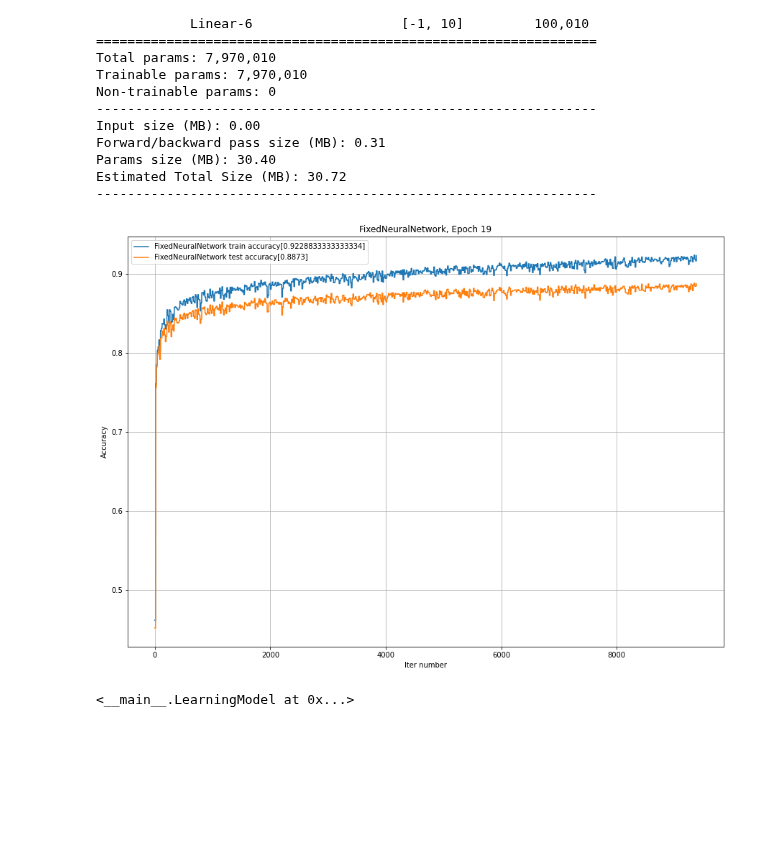
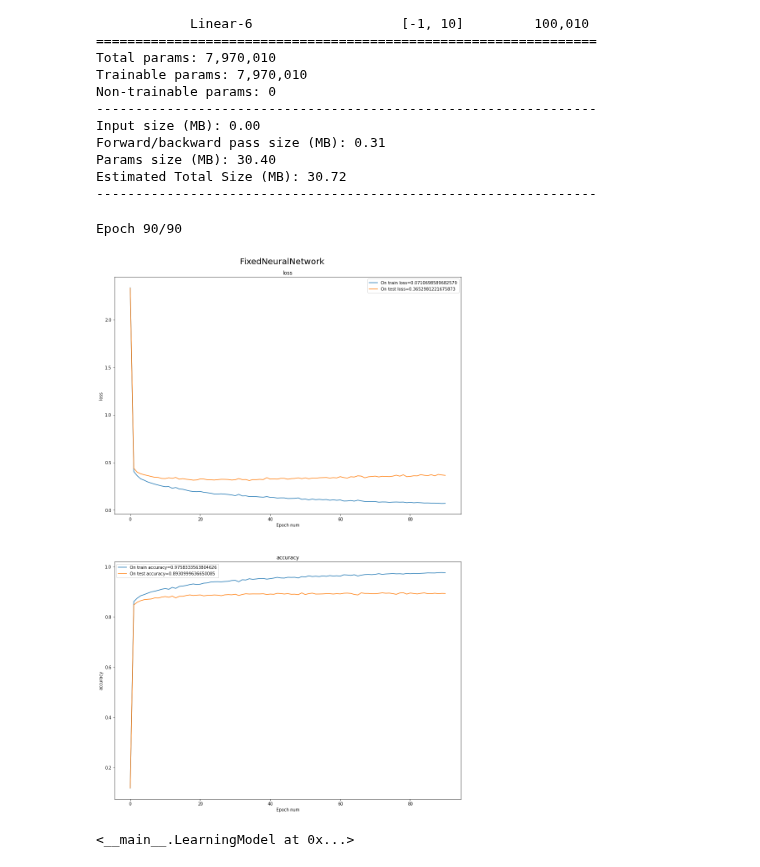
Before and after one commit to alex-kozinov/courses, a Jupyter notebook: mipt-ml-beginning/labs/03_dl/Lab3_DL_part2_overfitting.ipynb, the cells around one changed output. Cells and saved outputs as stored; diff of their text form; code cells hidden in the pictures; blank space fills up the shorter version.

```diff
--- a/mipt-ml-beginning/labs/03_dl/Lab3_DL_part2_overfitting.ipynb
+++ b/mipt-ml-beginning/labs/03_dl/Lab3_DL_part2_overfitting.ipynb
@@ -334,8 +324,9 @@ Estimated Total Size (MB): 30.49
 ----------------------------------------------------------------
 # %%
+%%time
 net = OverfittingNeuralNetwork().to(device)
 learn_model = LearningModel(net, 'OverfittingNeuralNetwork')
 
 
-learn_model.fit(train_loader, test_loader)
+learn_model.fit({'train': train_loader, 'test':test_loader}, n_epoch=90)
 # %% [output]
@@ -346,8 +339,21 @@ learn_model.fit(train_loader, test_loader)
 Fix the overfitted network from the previous step (at least partially) by using regularization techniques (Dropout/Batchnorm/...) and demonstrate the results.
 # %%
 class FixedNeuralNetwork(nn.Module):
-    def __init__(self, input_shape=28*28, num_classes=10, input_channels=1):
+    def __init__(self, input_shape=28*28, num_classes=10, input_channels=1, hidden_size=[5000, 3000]):
         super(self.__class__, self).__init__()
+        self.model = nn.Sequential(
+            nn.Flatten(), # This layer converts image into a vector to use Linear layers afterwards
+            # Your network structure comes here
+            nn.Linear(input_shape * input_channels, hidden_size[0]),
+            nn.Dropout(),
+            nn.BatchNorm1d(hidden_size[0]),
+            nn.ReLU(),
+            nn.Linear(hidden_size[0], hidden_size[1]),
+            nn.Dropout(),
+            nn.BatchNorm1d(hidden_size[1]),
+            nn.ReLU(),
+            nn.Linear(hidden_size[1], num_classes),
+        )
         self.model = nn.Sequential(
             nn.Flatten(), # This layer converts image into a vector to use Linear layers afterwards
             # Your network structure comes here
@@ -386,11 +392,12 @@ Estimated Total Size (MB): 30.72
 # %%
 net = FixedNeuralNetwork().to(device)
 learn_model = LearningModel(net, 'FixedNeuralNetwork')
 
 
-learn_model.fit(train_loader, test_loader)
+learn_model.fit({'train': train_loader, 'test':test_loader}, n_epoch=90)
 # %% [output]
+Epoch 90/90
-[figure, old version]
+[figure, new version]
-<__main__.LearningModel at 0x...>
+<__main__.LearningModel at 0x...>
 # %% [markdown]
 ### Conclusions:
```
Also changed, not shown: parts of 11 cells of this notebook.
